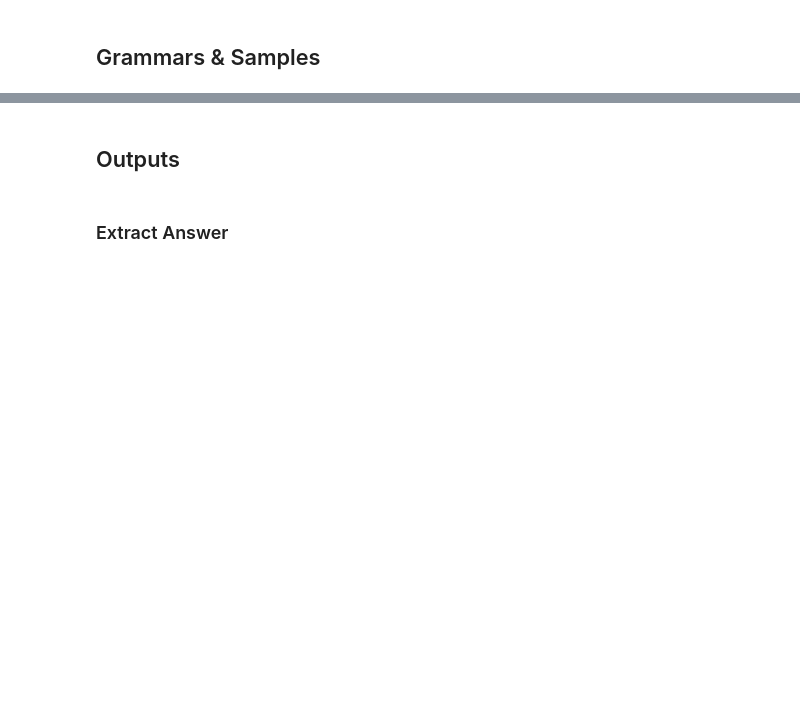
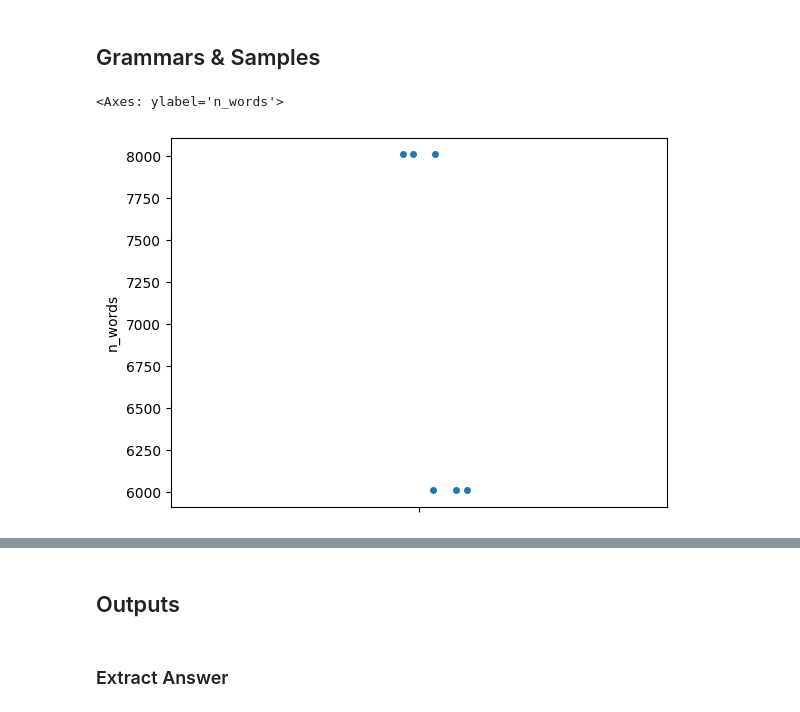
Before and after one commit to jopetty/llm-scfg, a Jupyter notebook: notebooks/wordorder_exp.ipynb, the cells around one changed output, grey strips where cells are left out. Drawn from its saved outputs; the diff is of its cells as text; code cells hidden in the pictures; blank space fills up the shorter version.

```diff
--- a/notebooks/wordorder_exp.ipynb
+++ b/notebooks/wordorder_exp.ipynb
@@ -43,31 +58,34 @@ aes.PALETTE_MODELS
 # %% [markdown]
 ## Grammars & Samples
 # %%
-EXPERIMENT_GRAMMARS = DATA_DIR / "wordorder_grammars.txt"
+EXPERIMENT_GRAMMARS = DATA_DIR / "wordorder_exp" / "wordorder_grammars.txt"
 
 grammar_ids = []
 with open(EXPERIMENT_GRAMMARS, "r") as f:
     grammar_ids = [line.strip() for line in f.readlines()]
 
 
 grammar_files = [f"grammar_{gid}.json" for gid in grammar_ids]
 sample_files = [f"samples_{gid}.jsonl" for gid in grammar_ids]
 
 grammars = []
 for gf in grammar_files:
-    with open(DATA_DIR / gf, "r") as f:
+    with open(DATA_DIR / "wordorder_exp" / gf, "r") as f:
         grammars.append(json.load(f))
 
 samples = []
 for path in sample_files:
-    with open(DATA_DIR / path, "r") as f:
+    with open(DATA_DIR / "wordorder_exp" / path, "r") as f:
         samples.extend([json.loads(line) for line in f])
 samples_df = pd.DataFrame(samples)
 samples_df["input_length"] = samples_df["left_phonetic"].apply(lambda x: len(x.split()))
 
 grammar_sizes = pd.DataFrame(
     [{"name": g["name"], "n_words": g["n_words"]} for g in grammars]
 )
 sns.stripplot(grammar_sizes["n_words"])
+# %% [output]
+<Axes: ylabel='n_words'>
+[figure, added]
 # %%
 sns.histplot(samples_df["depth"], discrete=True)
```
Also changed, not shown: parts of 11 cells of this notebook, 18 other files.
